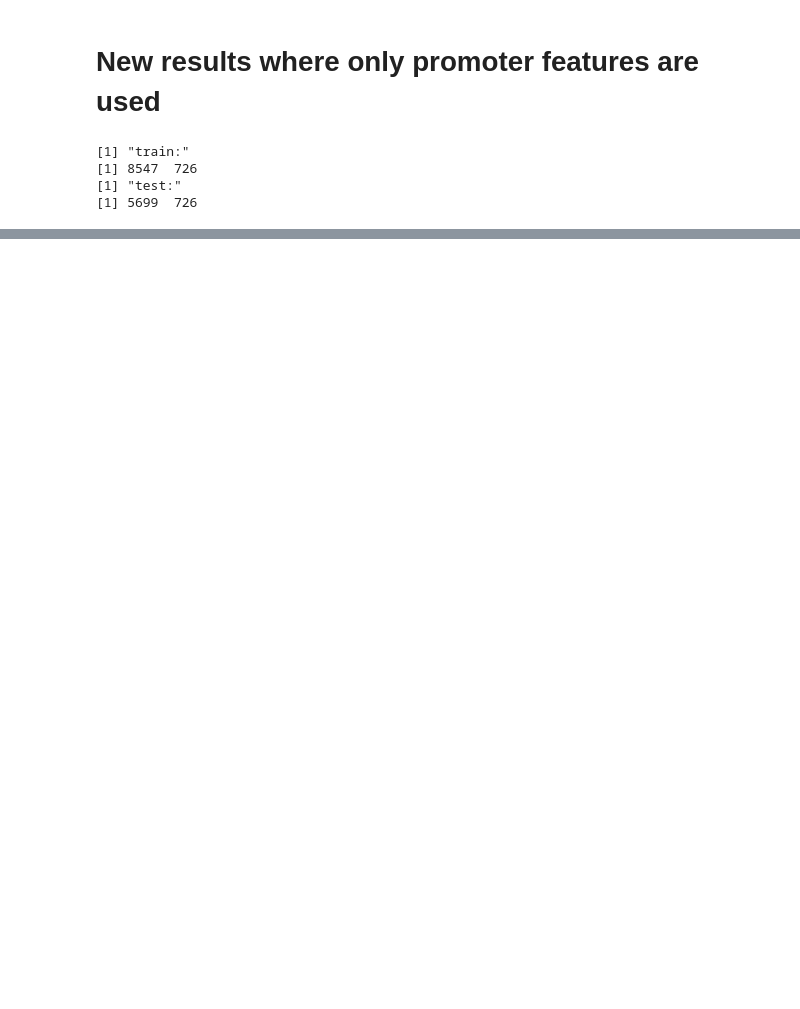
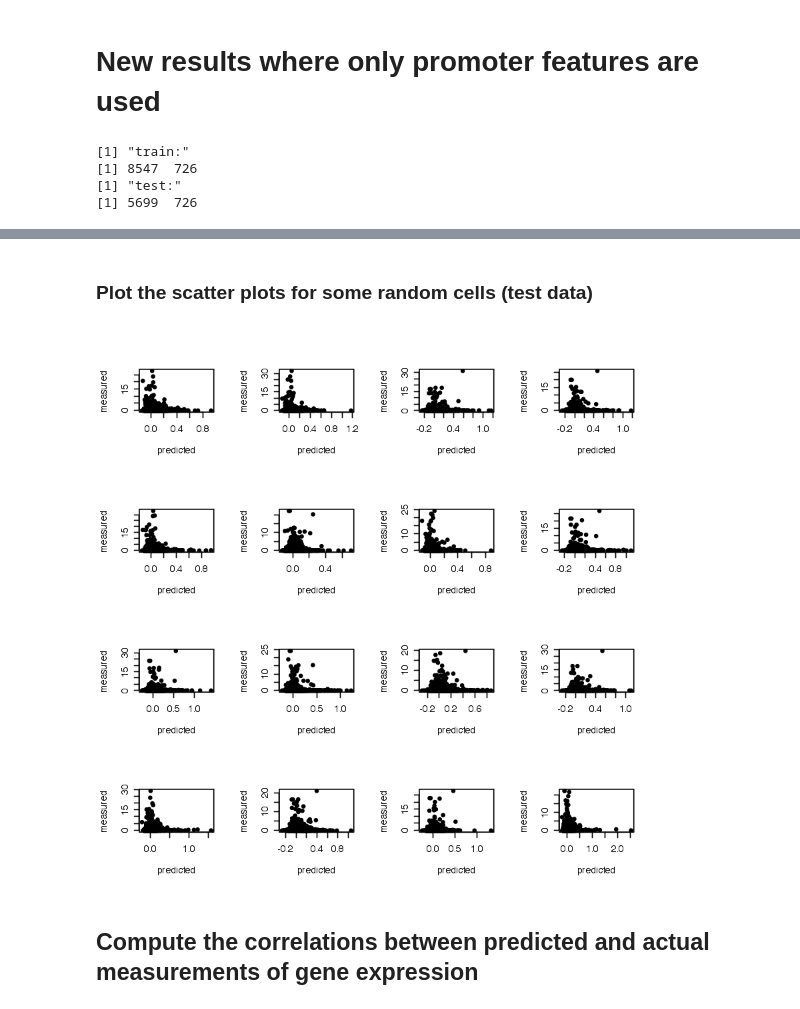
Before and after one commit to fba67/scMTL, a Jupyter notebook: sc_iPCs.ipynb, the cells around one changed output, grey strips where cells are left out. Cells and saved outputs as stored; diff of their text form; code cells hidden in the pictures; blank space fills up the shorter version.

```diff
--- a/sc_iPCs.ipynb
+++ b/sc_iPCs.ipynb
@@ -212,0 +258,13 @@ print(dim(x.test))
+# %% [markdown]
+### Plot the scatter plots for some random cells (test data)
+# %%
+#n <- 25
+par(mfrow = c(sqrt(n), sqrt(n)))
+
+#random.idx <- sample(ncol(pred.test))[seq(n)]
+for(i in seq(n))
+    plot(pred.test[, random.idx[i]], y.test[, random.idx[i]], pch= 20, xlab= "predicted", ylab= "measured")
+# %% [output]
+[figure, added]
+# %% [markdown]
+## Compute the correlations between predicted and actual measurements of gene expression
```
Also changed, not shown: parts of 23 cells of this notebook.
